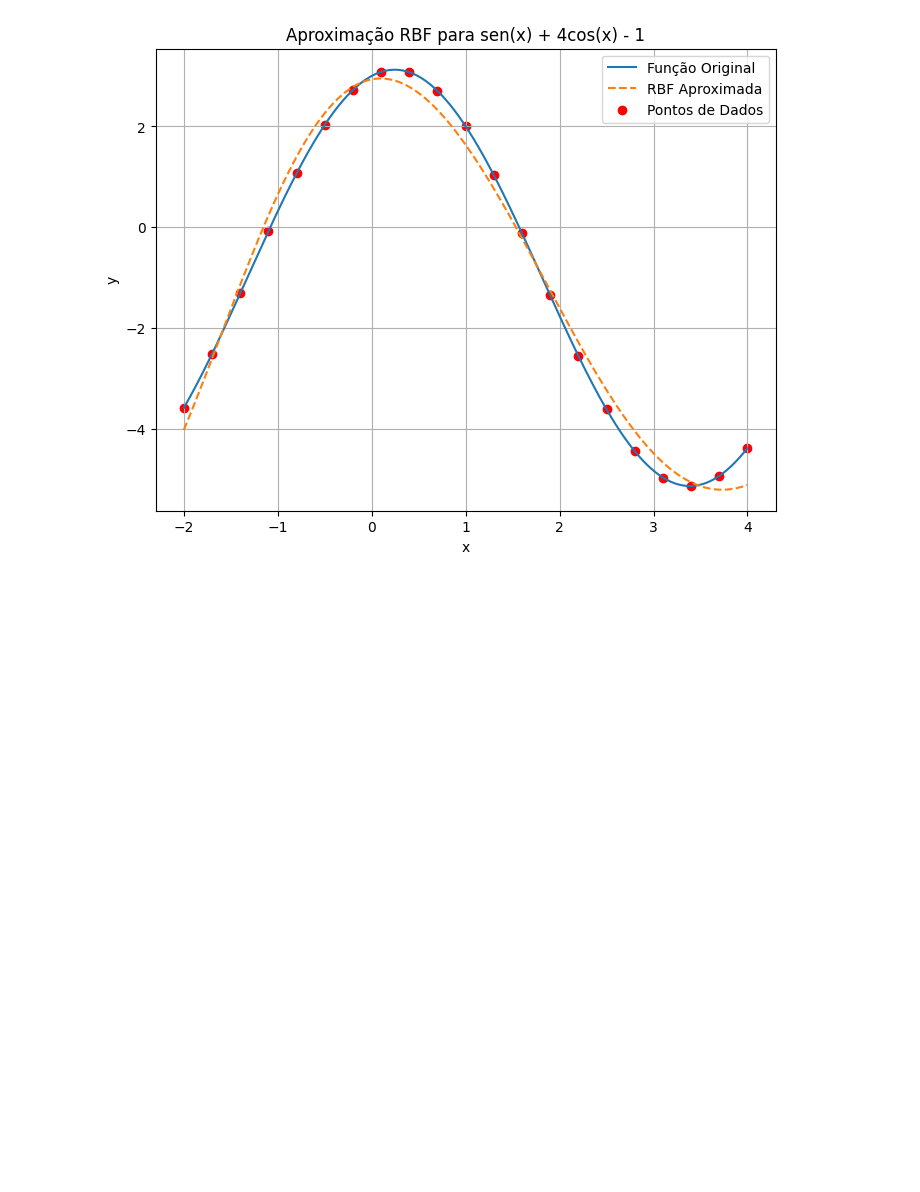
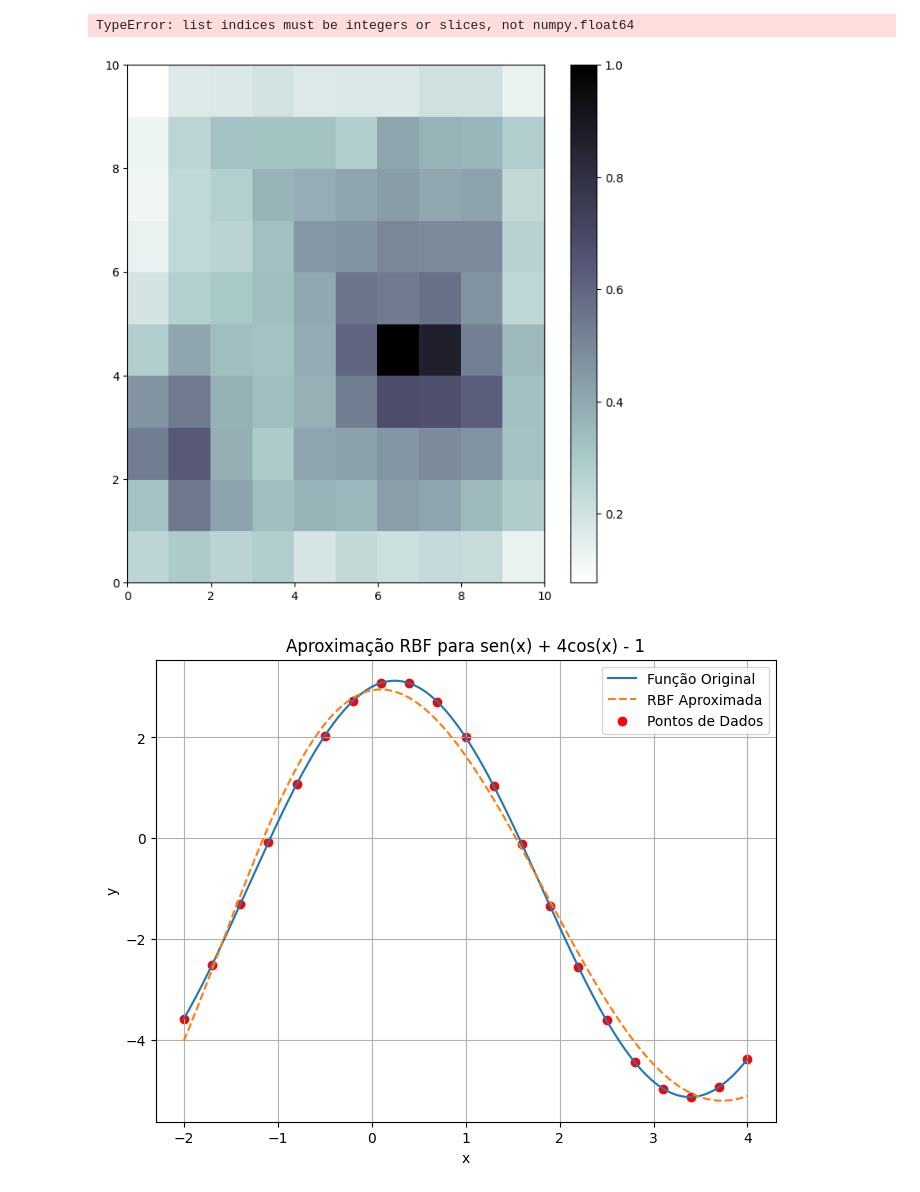
Before and after one commit to ViniciusBPessoa/Repositorio_Academico_Multidisciplinar, a Jupyter notebook: Redes Neurais/mini projeto 03/main.ipynb, the cells around one changed output. Cells and saved outputs as stored; diff of their text form; code cells hidden in the pictures; blank space fills up the shorter version.

```diff
--- a/Redes Neurais/mini projeto 03/main.ipynb
+++ b/Redes Neurais/mini projeto 03/main.ipynb
@@ -31,3 +1,62 @@ plt.show()
+# %%
+import pandas as pd
+from minisom import MiniSom
+import numpy as np
+import matplotlib.pyplot as plt
+
+# Carregar os dados do arquivo CSV
+url = "https://archive.ics.uci.edu/ml/machine-learning-databases/breast-cancer-wisconsin/wdbc.data"
+# Definir os nomes das colunas
+names = ['id', 'diagnosis', 'mean_radius', 'mean_texture', 'mean_perimeter', 'mean_area', 'mean_smoothness', 'mean_compactness', 'mean_concavity', 'mean_concave_points', 'mean_symmetry', 'mean_fractal_dimension', 'se_radius', 'se_texture', 'se_perimeter', 'se_area', 'se_smoothness', 'se_compactness', 'se_concavity', 'se_concave_points', 'se_symmetry', 'se_fractal_dimension', 'worst_radius', 'worst_texture', 'worst_perimeter', 'worst_area', 'worst_smoothness', 'worst_compactness', 'worst_concavity', 'worst_concave_points', 'worst_symmetry', 'worst_fractal_dimension']
+# Carregar o conjunto de dados
+data = pd.read_csv(url, names=names)
+
+# Selecionar apenas os atributos numéricos
+X = data.drop(['id', 'diagnosis'], axis=1)
+
+# Normalizar os dados
+X = (X - X.mean()) / X.std()
+
+# Mapeamento das classes 'M' e 'B' para 1 e 0, respectivamente
+diagnosis_map = {'M': 1, 'B': 0}
+data['diagnosis'] = data['diagnosis'].map(diagnosis_map)
+
+# Dimensões do mapa (ajuste conforme necessário)
+som = MiniSom(10, 10, X.shape[1], sigma=1.0, learning_rate=0.5)
+som.random_weights_init(X.values)
+som.train_random(X.values, 1000)  # Número de iterações
+
+# Plotar o mapa de ativação
+plt.figure(figsize=(8, 8))
+plt.pcolor(som.distance_map().T, cmap='bone_r')  # Matriz de distância transposta
+plt.colorbar()
+
+# Adicionar marcadores para os diagnósticos (cores diferentes para maligno e benigno)
+markers = ['o', 's']
+colors = ['r', 'g']
+for i, x in enumerate(X.values):
+    w = som.winner(x)
+    plt.plot(w[0] + 0.5, w[1] + 0.5, markers[data.iloc[i]['diagnosis']], markerfacecolor='None', markeredgecolor=colors[data.iloc[i]['diagnosis']], markersize=10, markeredgewidth=2)
+
+plt.title('Mapa de Ativação dos Neurônios')
+plt.show()
+
+# Identificar outliers (neurônios com maior distância média)
+outliers = []
+for x in X.values:
+    w = som.winner(x)
+    avg_distance = np.mean([np.linalg.norm(x - som.weights[w]) for w in np.ndindex(som.weights.shape[:2])])
+    outliers.append((w, avg_distance))
+
+# Ordenar os neurônios por distância média em ordem decrescente
+outliers.sort(key=lambda x: x[1], reverse=True)
+
+# Identificar os dois neurônios com maiores distâncias médias
+outlier_neurons = [o[0] for o in outliers[:2]]
+print("Neurônios identificados como outliers:", outlier_neurons)
+# %% [output]
+TypeError: list indices must be integers or slices, not numpy.float64
+[figure, added]
 # %%
 import numpy as np
 import matplotlib.pyplot as plt
```
Also changed, not shown: parts of 3 cells of this notebook.
